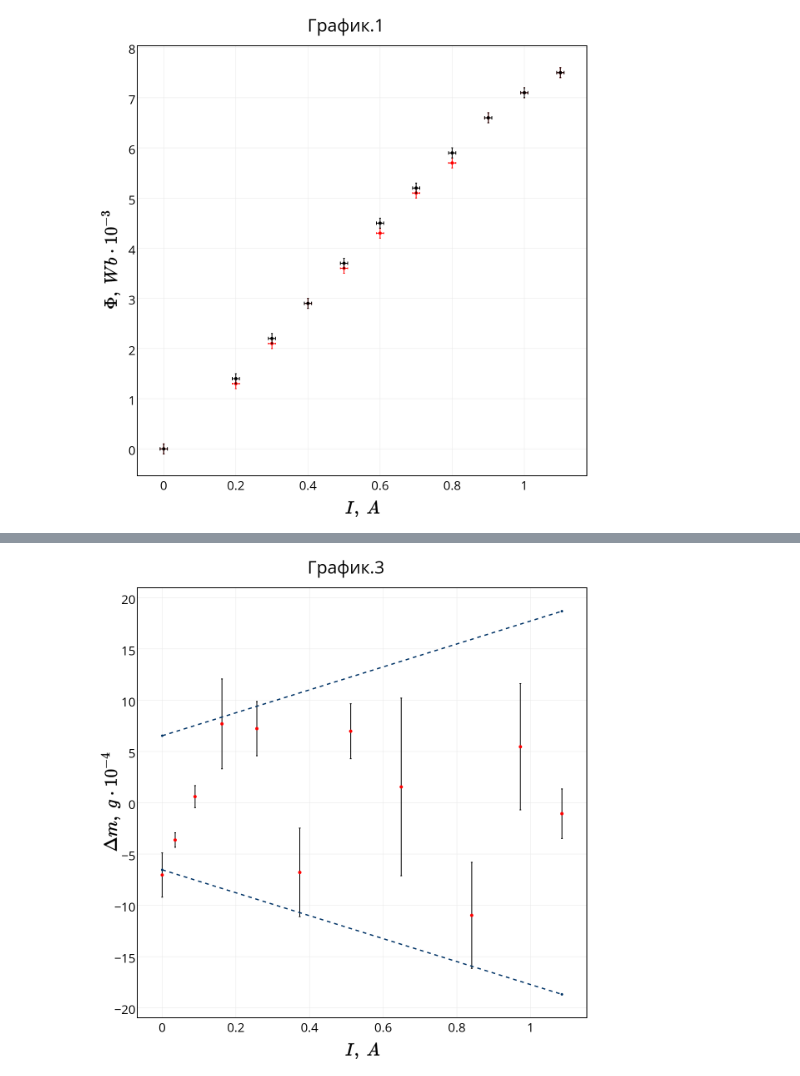
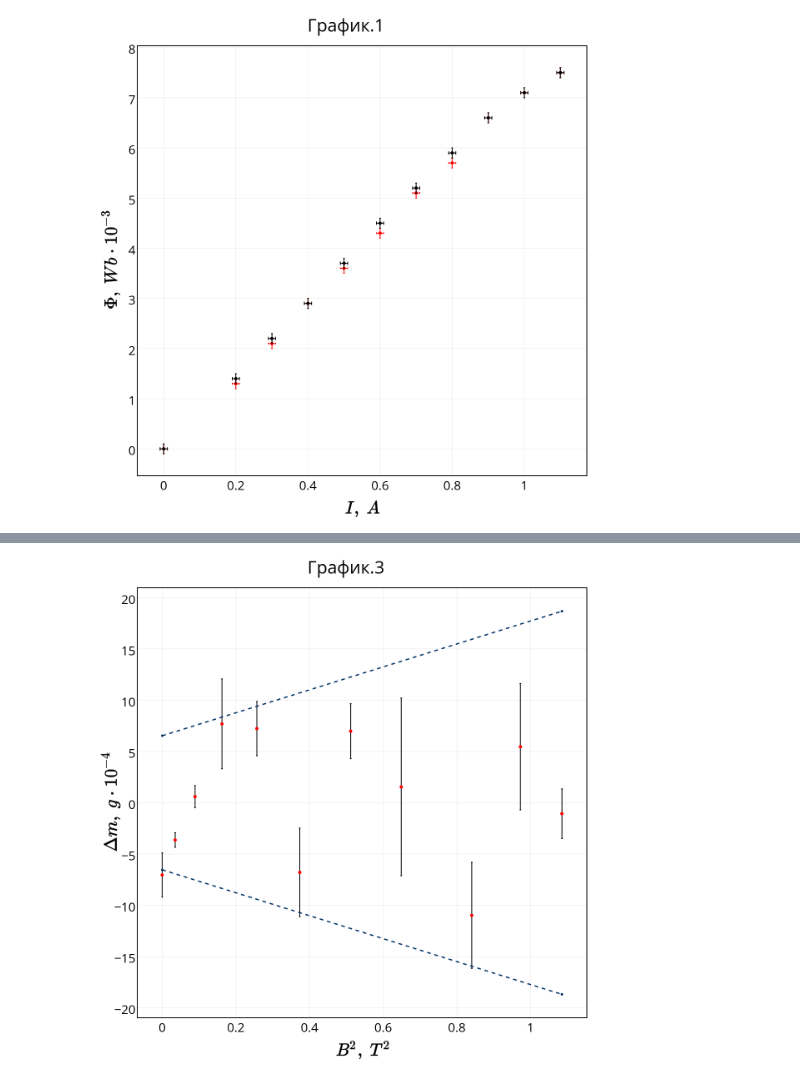
Before and after one commit to heyfaraday/labs_3sem, a Jupyter notebook: 3.4.1/analysis.ipynb, the cells around one changed output, grey strips where cells are left out. Drawn from its saved outputs; the diff is of its cells as text; code cells hidden in the pictures.

```diff
--- a/3.4.1/analysis.ipynb
+++ b/3.4.1/analysis.ipynb
@@ -472,7 +473,7 @@ layout = go.Layout(
     showlegend=False,
     paper_bgcolor = '#ffffff',
     xaxis = dict(
-        title = '$I,~A$',
+        title = '$B^2,~T^2$',
         #range = [0, 70],
         zeroline = False,
         ticklen = 0,
@@ -489,34 +490,34 @@ layout = go.Layout(
         title = '$\Delta {m},~g \cdot 10^{-4} $',
         #range = [0, 7],
         zeroline = False,
         ticklen = 0,
         color = '#000000',
         mirror = True,
         showline = True,
         linewidth = 2,
         titlefont = dict(
             size = 40,
             color = '#000000'
             )
     ),
     margin = dict(
         l = 100,
         r = 23,
         t = 70,
         b = 100,
         pad = 0
     )
 
 )
 
 fig = go.Figure(data=trace0, layout=layout)
 #py.iplot(figure, filename='basic-error-bar')
 py.image.save_as(fig, 'my_plot3.png')
 #! open my_plot.png
 from IPython.display import Image
 Image("my_plot3.png", width=500)
 # %% [output]
-[figure, old version]
+[figure, new version]
 # %%
 trace1 = go.Scatter(
     x = data['square_B'],
```
Also changed, not shown: parts of 7 cells of this notebook, 8 other files.
